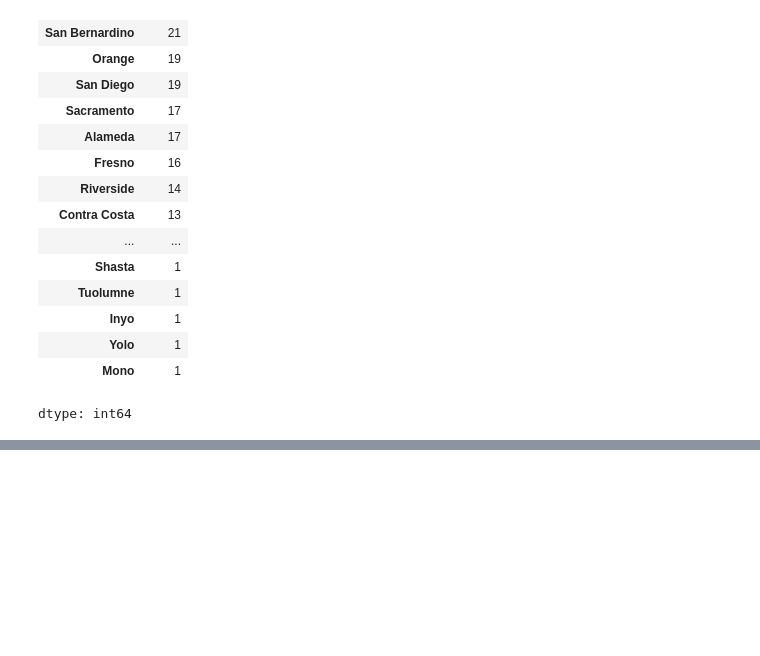
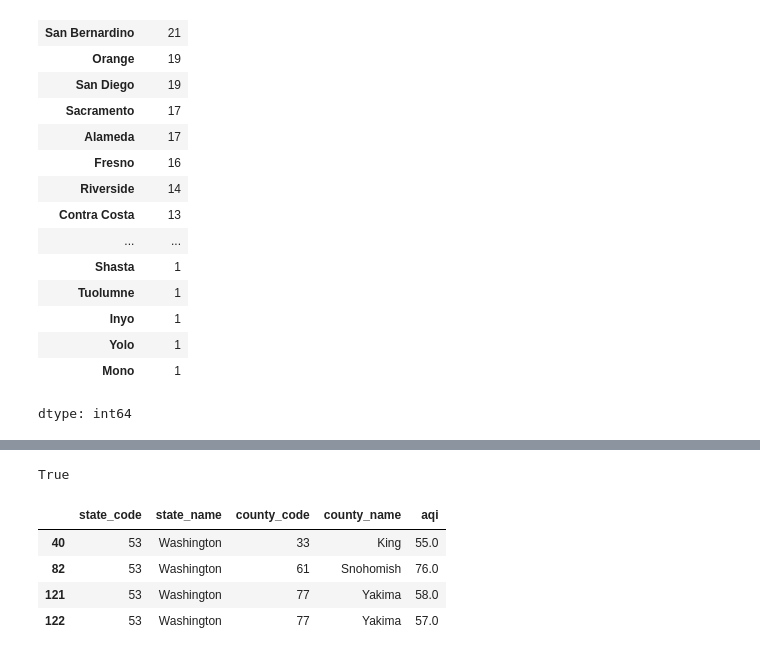
Before and after one commit to dkraynev/Tasks, a Jupyter notebook: 500_Dataframes_with_pandas.ipynb, the cells around one changed output, grey strips where cells are left out. Saved outputs shown, nothing was run; the diff lists cells and outputs as text; code cells hidden in the pictures; blank space fills up the shorter version.

```diff
--- a/500_Dataframes_with_pandas.ipynb
+++ b/500_Dataframes_with_pandas.ipynb
@@ -166,0 +176,3 @@ other_states = pd.read_csv('500_epa_others.csv')
+# %%
+combined_df = pd.concat([top3, other_states], axis=0)
+combined_df.head()
@@ -166,0 +186,13 @@ other_states = pd.read_csv('500_epa_others.csv')
+# %%
+len(combined_df) == len(top3) + len(other_states)
+# %% [output]
+True
+# %%
+mask = (combined_df['state_name'] == 'Washington') & (combined_df['aqi'] > 50)
+combined_df[mask]
+# %% [output]
+|  | state_code | state_name | county_code | county_name | aqi |
+| 40 | 53 | Washington | 33 | King | 55.0 |
+| 82 | 53 | Washington | 61 | Snohomish | 76.0 |
+| 121 | 53 | Washington | 77 | Yakima | 58.0 |
+| 122 | 53 | Washington | 77 | Yakima | 57.0 |
```
Also changed, not shown: parts of 2 cells of this notebook.
